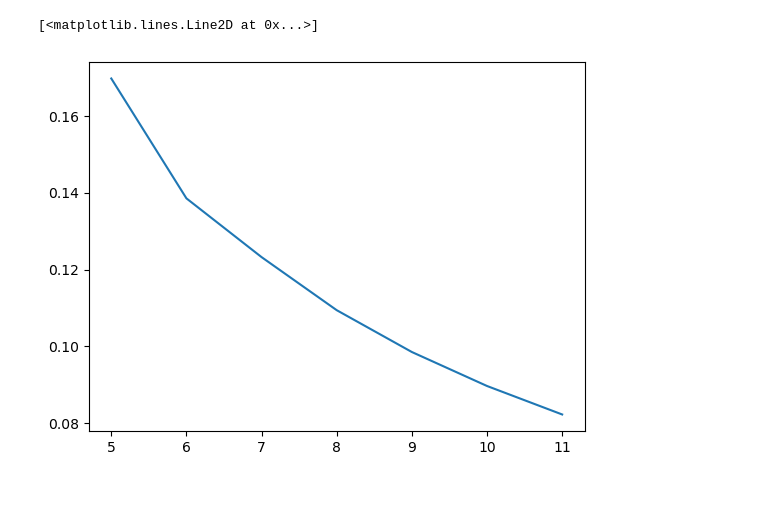
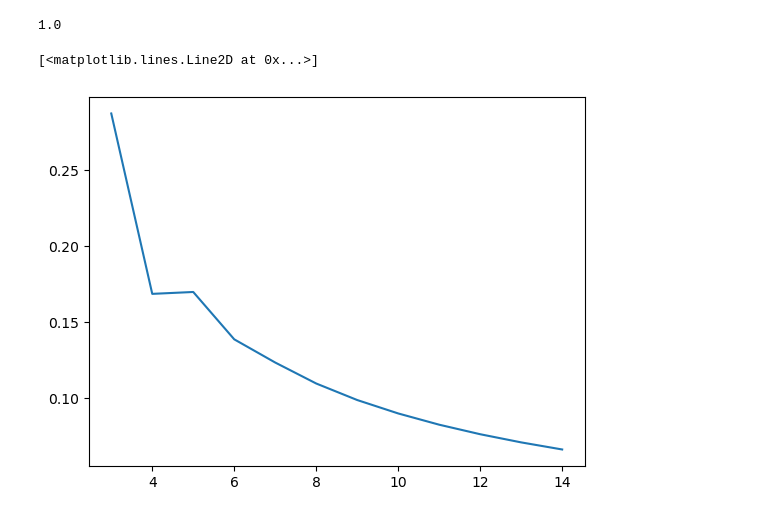
Before and after one commit to Sean-Ericson/LUPI_EVO, a Jupyter notebook: data_check.ipynb, the cells around one changed output. Cells and saved outputs as stored; diff of their text form; code cells hidden in the pictures.

```diff
--- a/data_check.ipynb
+++ b/data_check.ipynb
@@ -4,8 +4,13 @@ import pickle
 import matplotlib.pyplot as plt
 from scipy.optimize import curve_fit
 # %%
-with open("data/NE_3-11.pk", 'rb') as file:
+with open("data/NE_3-14.pk", 'rb') as file:
     NE_data = pickle.load(file)
 
-print(NE_data)
+
+for n, dat in NE_data.items():
+    print("N = {}".format(n))
+    print("\tc0 = {}".format(dat[0]))
+    for i in range(1, len(dat)):
+        print("\tp{} = {}".format(i, dat[i]))
 # %% [output]
@@ -13,10 +51,14 @@ print(NE_data)
+# %%
+sum(NE_data[14][1:])
+# %% [output]
+1.0
 # %%
 ns, c0s = zip(*[(k, NE_data[k][0]) for k in NE_data.keys()])
 # %%
-plt.plot(ns[2:], c0s[2:])
+plt.plot(ns, c0s)
 # %% [output]
 [<matplotlib.lines.Line2D at 0x...>]
-[figure, old version]
+[figure, new version]
 # %%
 def f1(x, a, b, c):
     return a + np.exp(-b*x + c)
```
Also changed, not shown: parts of 5 cells of this notebook, 43 other files.
